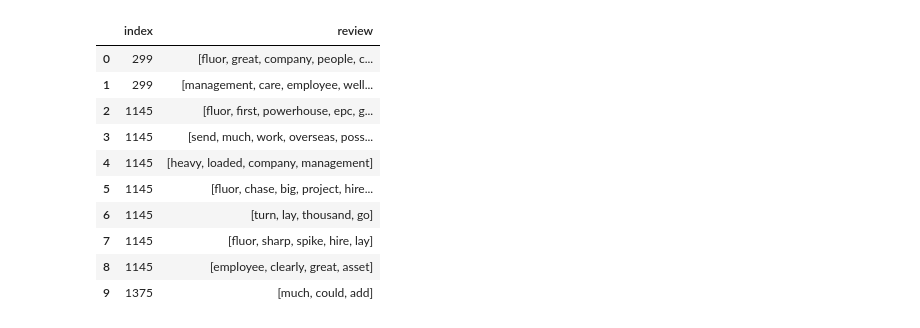
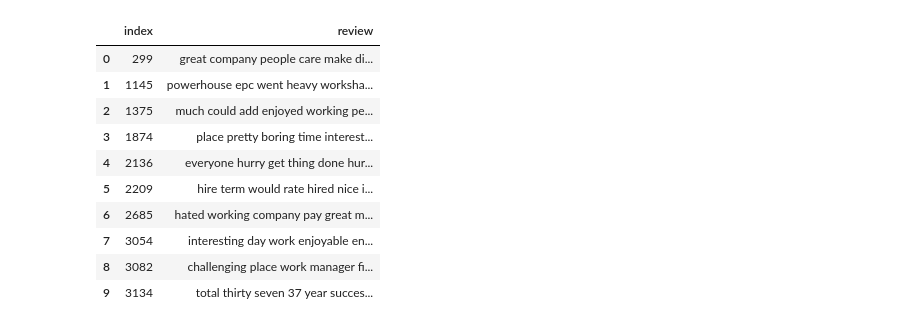
Before and after one commit to toadies/smu-ds-opinion-mining-co-reviews, a Jupyter notebook: notebooks/Section 4 - 1 - LDA.ipynb, the cells around one changed output. Saved outputs shown, nothing was run; the diff lists cells and outputs as text; code cells hidden in the pictures.

```diff
--- a/notebooks/Section 4 - 1 - LDA.ipynb
+++ b/notebooks/Section 4 - 1 - LDA.ipynb
@@ -13,41 +13,41 @@ from gensim.models import CoherenceModel
 from gensim.parsing.preprocessing import STOPWORDS
 from nltk.stem import WordNetLemmatizer, SnowballStemmer
 from nltk.stem.porter import *
 import nltk
 from nltk.corpus import wordnet as wn
 #nltk.download('stopwords')
 #nltk.download('wordnet')
 # spacy for lemmatization
 import spacy
 from spacy.lang.en import English
 parser = English()
 
 # Plotting tools
 import pyLDAvis
 import pyLDAvis.gensim  # don't skip this
 import matplotlib.pyplot as plt
 %matplotlib inline
 
 import pandas as pd
 import pickle
 
-with open("../data/tech_review_corpus.pkl","rb") as f:
+with open("../data/tech_review_word_corpus.pkl","rb") as f:
     tech_review_corpus = pickle.load(f)
 
 display(pd.DataFrame(tech_review_corpus).head(10))
 
 reviews = pd.DataFrame(tech_review_corpus).review.tolist()
 
 #reviews = list(map(str.split, reviews))
 # %% [output]
 |  | index | review |
-| 0 | 299 | [fluor, great, company, people, c... |
-| 1 | 299 | [management, care, employee, well... |
-| 2 | 1145 | [fluor, first, powerhouse, epc, g... |
-| 3 | 1145 | [send, much, work, overseas, poss... |
-| 4 | 1145 | [heavy, loaded, company, management] |
-| 5 | 1145 | [fluor, chase, big, project, hire... |
-| 6 | 1145 | [turn, lay, thousand, go] |
-| 7 | 1145 | [fluor, sharp, spike, hire, lay] |
-| 8 | 1145 | [employee, clearly, great, asset] |
-| 9 | 1375 | [much, could, add] |
+| 0 | 299 | great company people care make di... |
+| 1 | 1145 | powerhouse epc went heavy worksha... |
+| 2 | 1375 | much could add enjoyed working pe... |
+| 3 | 1874 | place pretty boring time interest... |
+| 4 | 2136 | everyone hurry get thing done hur... |
+| 5 | 2209 | hire term would rate hired nice i... |
+| 6 | 2685 | hated working company pay great m... |
+| 7 | 3054 | interesting day work enjoyable en... |
+| 8 | 3082 | challenging place work manager fi... |
+| 9 | 3134 | total thirty seven 37 year succes... |
```
Also changed, not shown: parts of 45 cells of this notebook, 2 other files.
